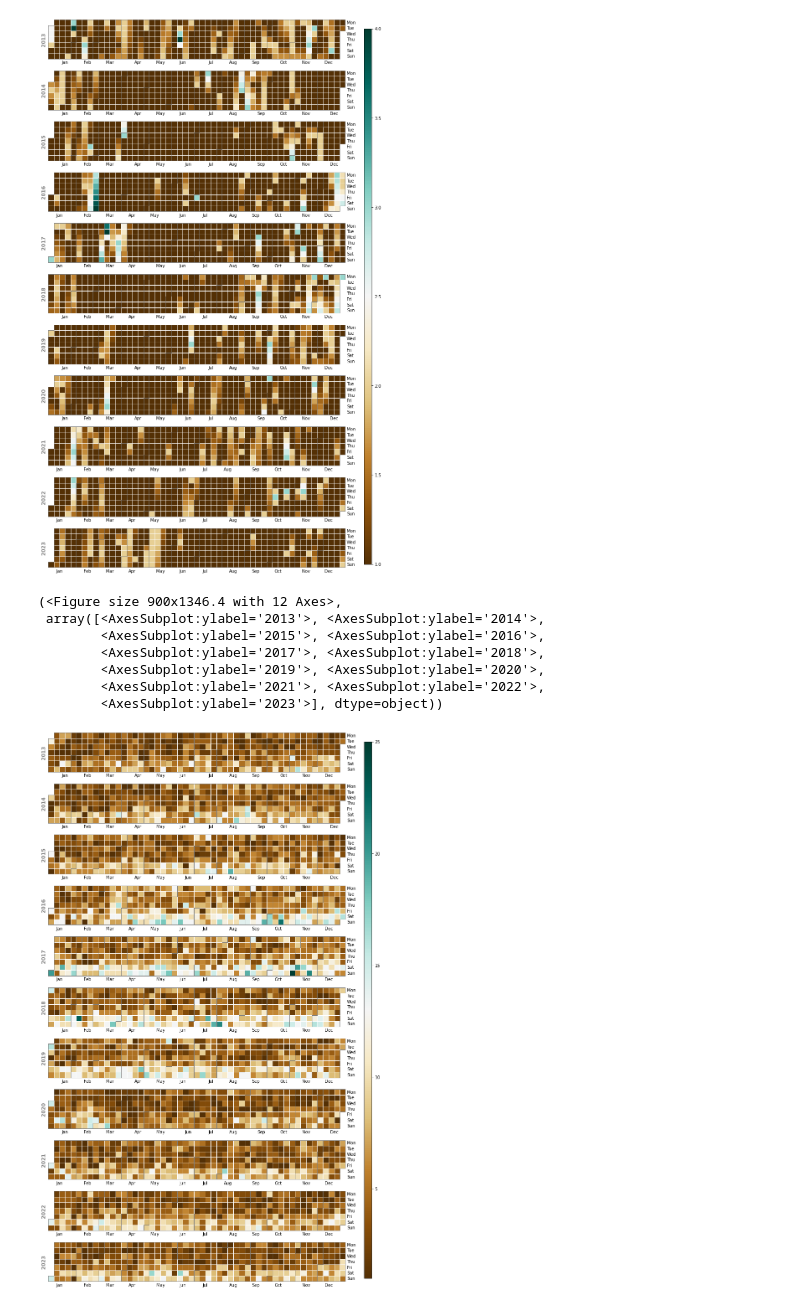
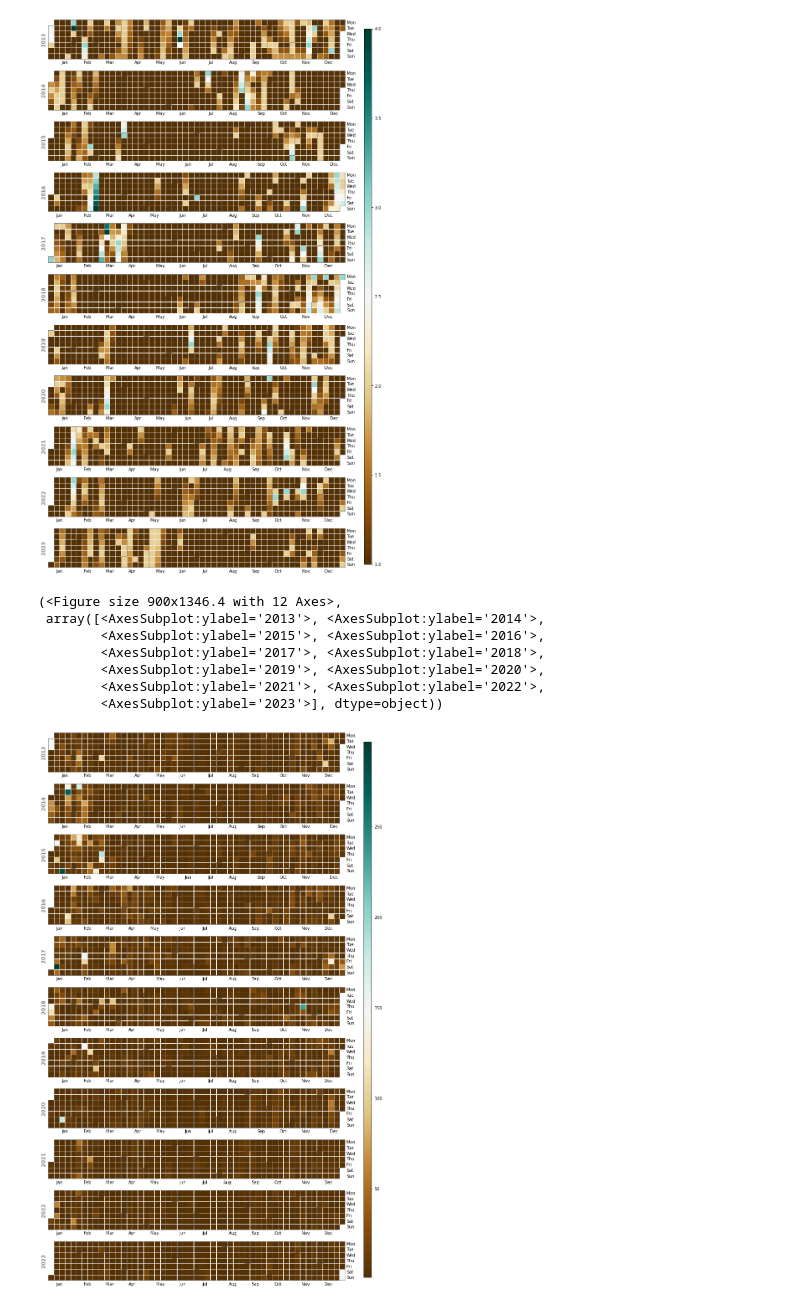
Before and after one commit to raskong/raskong.github.io, a Jupyter notebook: Final_Project/Assignment 3 B.ipynb, the cells around one changed output. Drawn from its saved outputs; the diff is of its cells as text; code cells hidden in the pictures.

```diff
--- a/Final_Project/Assignment 3 B.ipynb
+++ b/Final_Project/Assignment 3 B.ipynb
@@ -293,0 +314,2 @@ https://www.governing.com/policy/legislation-would-allow-nyc-to-set-its-own-spee
+# %%
+Ice_df = df[df["CONTRIBUTING FACTOR VEHICLE 1"] == "pavement slippery"].copy()
@@ -351,31 +378,30 @@ calplot.calplot(f_final_counts, yearlabel_kws=dict({'fontname':'sans-serif'}, fo
 [figure]
 # %%
 #Selecting the category and obtaining values of occ per Date
-#PROSTITUTION_df = df.loc[df.Category=="PROSTITUTION"]
 
-Alk_date_counts = Alk_df["CRASH DATE"].value_counts()
+Ice_date_counts = Ice_df["CRASH DATE"].value_counts()
 
 # Convert the index to dattime format
-Alk_date_counts.index = pd.to_datetime(Alk_date_counts.index)
+Ice_date_counts.index = pd.to_datetime(Ice_date_counts.index)
 
 # Resample the data to daily frequency and fill missing dates
-Alk_daily_counts = Alk_date_counts.resample('D').first()
+Ice_daily_counts = Ice_date_counts.resample('D').first()
 
-interpolated_counts = Alk_daily_counts.interpolate()
-Alk_final_counts = interpolated_counts.head(len(Alk_daily_counts))
+interpolated_counts = Ice_daily_counts.interpolate()
+Ice_final_counts = interpolated_counts.head(len(Ice_daily_counts))
 
 #round the final_counts
-Alk_final_counts = Alk_final_counts.round(3)
+Ice_final_counts = Ice_final_counts.round(3)
 
 #plot using the calplot  package
-calplot.calplot(Alk_final_counts, yearlabel_kws=dict({'fontname':'sans-serif'}, fontsize=12), cmap="BrBG", dropzero=False)
+calplot.calplot(Ice_final_counts, yearlabel_kws=dict({'fontname':'sans-serif'}, fontsize=12), cmap="BrBG", dropzero=False)
 # %% [output]
 (<Figure size 900x1346.4 with 12 Axes>,
  array([<AxesSubplot:ylabel='2013'>, <AxesSubplot:ylabel='2014'>,
         <AxesSubplot:ylabel='2015'>, <AxesSubplot:ylabel='2016'>,
         <AxesSubplot:ylabel='2017'>, <AxesSubplot:ylabel='2018'>,
         <AxesSubplot:ylabel='2019'>, <AxesSubplot:ylabel='2020'>,
         <AxesSubplot:ylabel='2021'>, <AxesSubplot:ylabel='2022'>,
         <AxesSubplot:ylabel='2023'>], dtype=object))
-[figure, old version]
+[figure, new version]
 # %%
```
Also changed, not shown: parts of 28 cells of this notebook.
